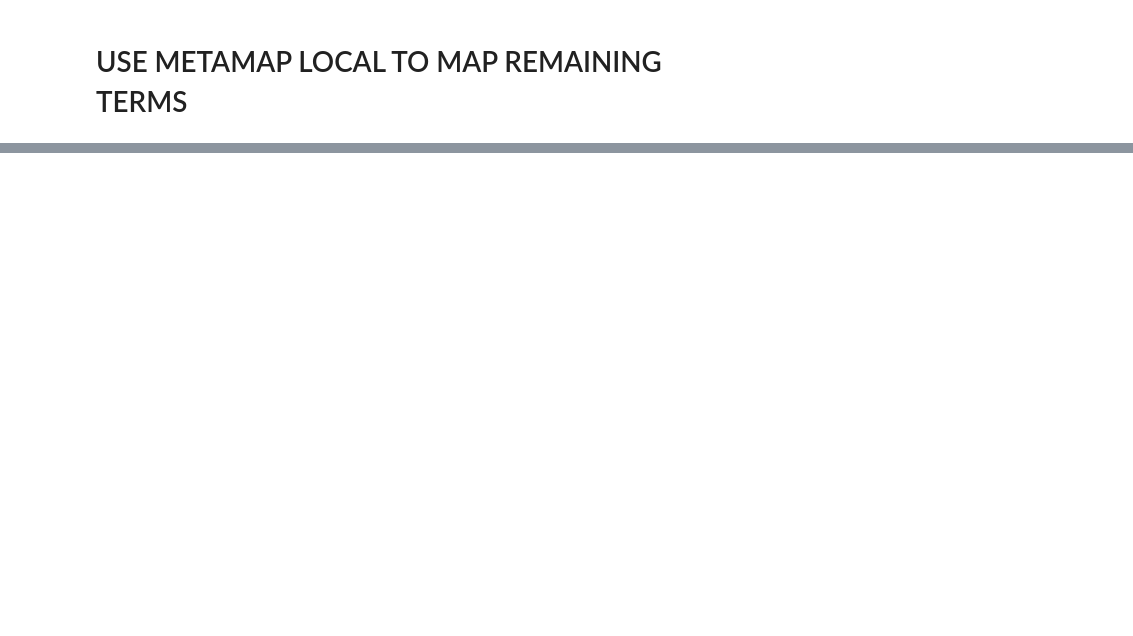
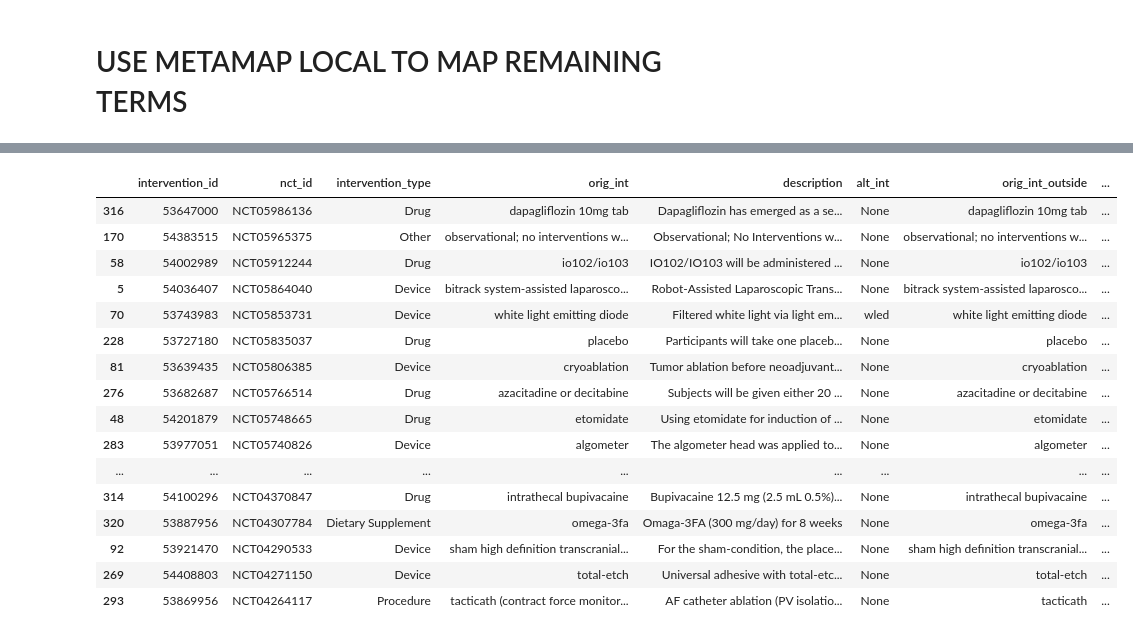
Before and after one commit to GitHubbit/Multiomics_ClinicalTrials_KP, a Jupyter notebook: mapper_ipynb_to_py_mm_only.ipynb, the cells around one changed output, grey strips where cells are left out. Cells and saved outputs as stored; diff of their text form; code cells hidden in the pictures; blank space fills up the shorter version.

```diff
--- a/mapper_ipynb_to_py_mm_only.ipynb
+++ b/mapper_ipynb_to_py_mm_only.ipynb
@@ -791,28 +479,0 @@ Index(['clin_trial_term', 'clin_trial_term_outside_par',
-# %%
-# Custom function to format the lists of lists
-def format_lists_of_lists(cell):
-    if isinstance(cell, list):
-        return '\n'.join([', '.join(sublist) for sublist in cell])
-    else:
-        return cell
-
-# Apply the custom function to the second column
-metamapped_manual_curation['metamap_term_info'] = metamapped_manual_curation['metamap_term_info'].apply(format_lists_of_lists)
-
-# Define the ExcelWriter
-excel_writer = ExcelWriter('output.xlsx', engine='xlsxwriter')
-
-# Write the DataFrame to Excel
-metamapped_manual_curation.to_excel(excel_writer, index=False, sheet_name='Sheet1')
-
-# Get the xlsxwriter workbook and worksheet objects
-workbook = excel_writer.book
-worksheet = excel_writer.sheets['Sheet1']
-
-# Set the column width to fit the formatted cell contents
-for i, col in enumerate(metamapped_manual_curation.columns):
-    max_len = max(metamapped_manual_curation[col].astype(str).apply(len).max(), len(col))
-    worksheet.set_column(i, i, max_len)
-
-# Save the Excel file
-excel_writer.save()
@@ -822,3 +1175,24 @@ excel_writer.save()
+# %%
+with pd.option_context('display.max_rows', None, 'display.max_columns', None):  # more options can be specified also
+    display(interventions_all[:100])
+# %% [output]
+|  | intervention_id | nct_id | intervention_type | orig_int | description | alt_int | orig_int_outside | ... |
+| 316 | 53647000 | NCT05986136 | Drug | dapagliflozin 10mg tab | Dapagliflozin has emerged as a se... | None | dapagliflozin 10mg tab | ... |
+| 170 | 54383515 | NCT05965375 | Other | observational; no interventions w... | Observational; No Interventions w... | None | observational; no interventions w... | ... |
+| 58 | 54002989 | NCT05912244 | Drug | io102/io103 | IO102/IO103 will be administered ... | None | io102/io103 | ... |
+| 5 | 54036407 | NCT05864040 | Device | bitrack system-assisted laparosco... | Robot-Assisted Laparoscopic Trans... | None | bitrack system-assisted laparosco... | ... |
+| 70 | 53743983 | NCT05853731 | Device | white light emitting diode | Filtered white light via light em... | wled | white light emitting diode | ... |
+| 228 | 53727180 | NCT05835037 | Drug | placebo | Participants will take one placeb... | None | placebo | ... |
+| 81 | 53639435 | NCT05806385 | Device | cryoablation | Tumor ablation before neoadjuvant... | None | cryoablation | ... |
+| 276 | 53682687 | NCT05766514 | Drug | azacitadine or decitabine | Subjects will be given either 20 ... | None | azacitadine or decitabine | ... |
+| 48 | 54201879 | NCT05748665 | Drug | etomidate | Using etomidate for induction of ... | None | etomidate | ... |
+| 283 | 53977051 | NCT05740826 | Device | algometer | The algometer head was applied to... | None | algometer | ... |
+| ... | ... | ... | ... | ... | ... | ... | ... | ... |
+| 314 | 54100296 | NCT04370847 | Drug | intrathecal bupivacaine | Bupivacaine 12.5 mg (2.5 mL 0.5%)... | None | intrathecal bupivacaine | ... |
+| 320 | 53887956 | NCT04307784 | Dietary Supplement | omega-3fa | Omaga-3FA (300 mg/day) for 8 weeks | None | omega-3fa | ... |
+| 92 | 53921470 | NCT04290533 | Device | sham high definition transcranial... | For the sham-condition, the place... | None | sham high definition transcranial... | ... |
+| 269 | 54408803 | NCT04271150 | Device | total-etch | Universal adhesive with total-etc... | None | total-etch | ... |
+| 293 | 53869956 | NCT04264117 | Procedure | tacticath (contract force monitor... | AF catheter ablation (PV isolatio... | None | tacticath | ... |
 # %%
 # # output all results to TSVs
 # def compile_and_output(df_dict, ct_terms, remaining_unmapped_possible):
```
Also changed, not shown: parts of 21 cells of this notebook.
